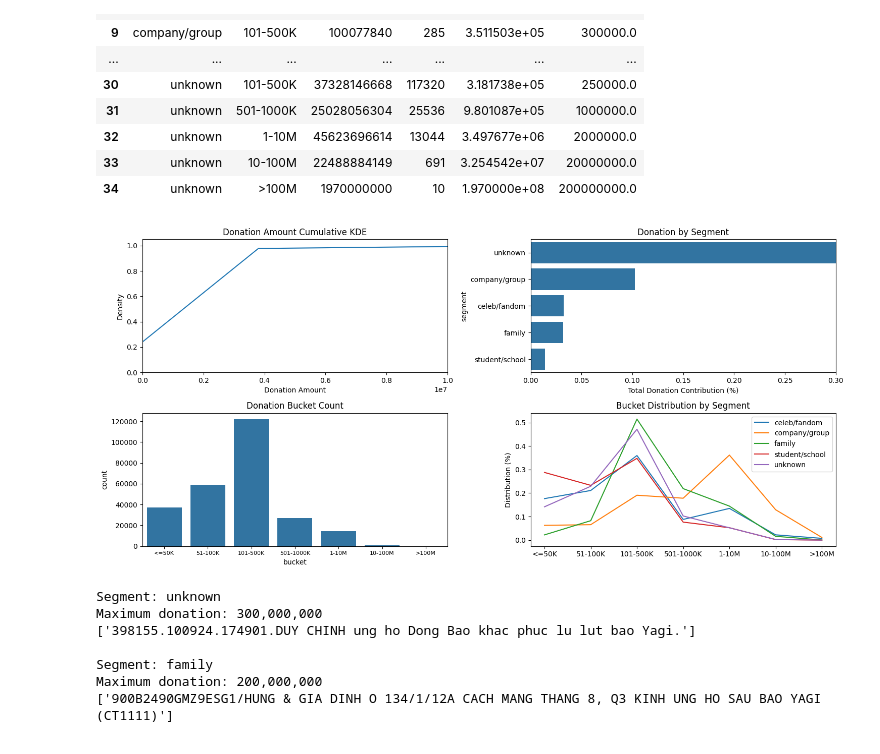
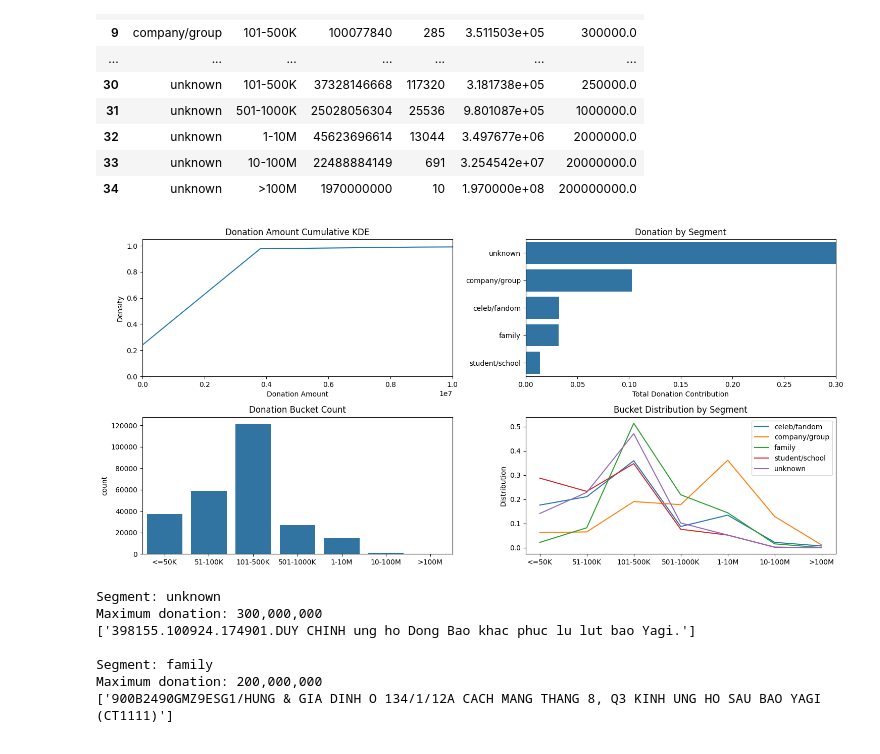
Before and after one commit to letatnhien1912/Yagi-Donation-Analysis, a Jupyter notebook: data_analysis.ipynb, the cells around one changed output. Saved outputs shown, nothing was run; the diff lists cells and outputs as text; code cells hidden in the pictures.

Commit message:
update charts

```diff
--- a/data_analysis.ipynb
+++ b/data_analysis.ipynb
@@ -151,37 +151,39 @@ fig, ax = plt.subplots(figsize=(15, 7), nrows=2, ncols=2)
 # KDE plot on the second subplot
 sns.kdeplot(data=statement, x='credit', cumulative=True, ax=ax[0][0])
 ax[0][0].set_xlim(0, 10**7)
 ax[0][0].set_xlabel('Donation Amount')
 ax[0][0].set_title('Donation Amount Cumulative KDE')
 
 # Bar plot on the first subplot
 sns.barplot(data=gb_segment.sort_values('total_cont', ascending=False), x='total_cont', y='segment', ax=ax[0][1])
 ax[0][1].set_xlim(0,0.3)
-ax[0][1].set_xlabel('Total Donation Contribution (%)')
+ax[0][1].set_xlabel('Total Donation Contribution')
+ax[0][1].set_ylabel(None)
 ax[0][1].set_title('Donation by Segment')
 
 # Plot Bucket Count
 sns.barplot(data=gb_bucket, x='bucket', y='count', ax=ax[1][0])
-ax[1][0].set_xticklabels(gb_bucket['bucket'], fontsize=8)
+ax[1][0].set_xticklabels(gb_bucket['bucket'])
 ax[1][0].set_title('Donation Bucket Count')
+ax[1][0].set_xlabel(None)
 
 # Plot Bucket distribution by Segment
 for sgm in gb_segment_bucket.segment.unique():
     is_sgm = gb_segment_bucket.segment == sgm
     gb_segment_bucket.loc[is_sgm, 'count_cont'] = gb_segment_bucket[is_sgm]['count'] / gb_segment_bucket[is_sgm]['count'].sum()
     ax[1][1].plot(gb_segment_bucket.loc[is_sgm, 'bucket'], gb_segment_bucket.loc[is_sgm, 'count_cont'], label=sgm)
-ax[1][1].set_ylabel('Distribution (%)')
+ax[1][1].set_ylabel('Distribution')
 ax[1][1].legend()
 ax[1][1].set_title('Bucket Distribution by Segment')
 
 # Adjust layout to avoid overlapping titles and labels
 plt.tight_layout()
 
 plt.savefig('charts.jpg')
 # Show the plot
 plt.show()
 # %% [output]
-[figure, old version]
+[figure, new version]
 # %%
 for seg in statement.segment.unique():
     is_segment = statement['segment'] == seg
```
Also changed, not shown: 1 other file.
